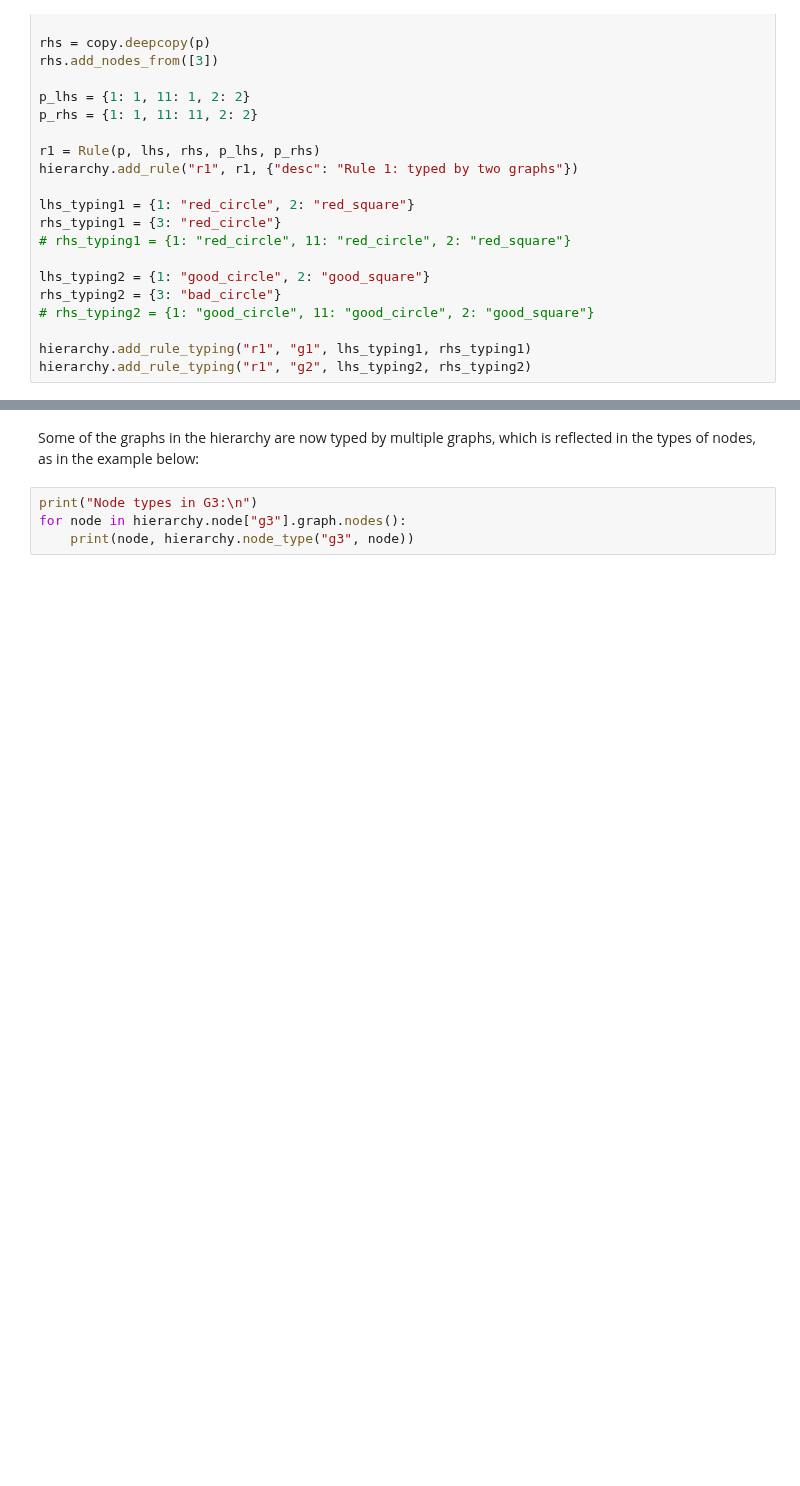
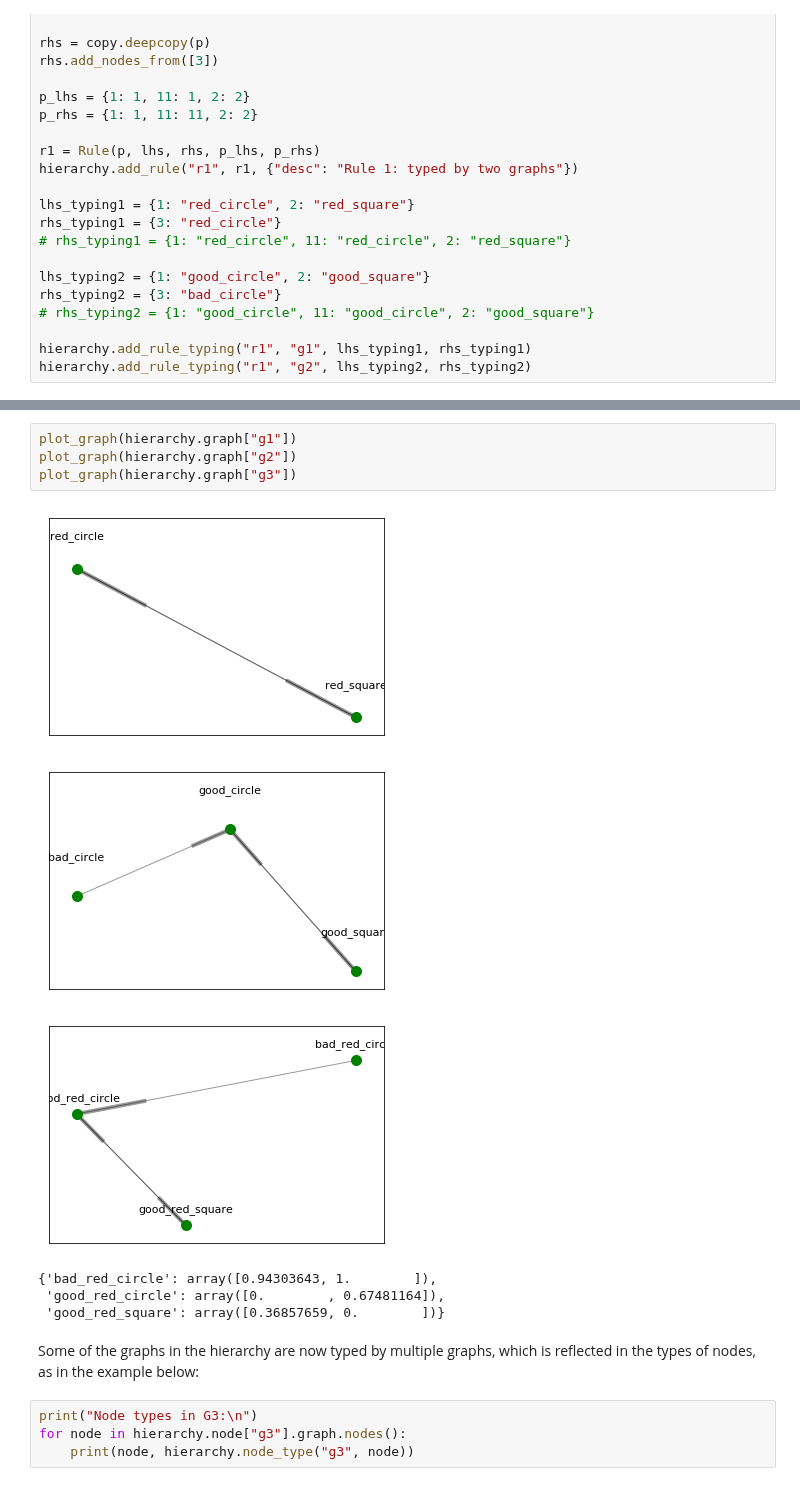
Before and after one commit to Kappa-Dev/ReGraph, a Jupyter notebook: examples/ReGraph_demo.ipynb, the cells around one changed output, grey strips where cells are left out. Saved outputs shown, nothing was run; the diff lists cells and outputs as text; blank space fills up the shorter version.

```diff
--- a/examples/ReGraph_demo.ipynb
+++ b/examples/ReGraph_demo.ipynb
@@ -610,3 +619,14 @@ hierarchy.add_rule_typing("r1", "g2", lhs_typing2, rhs_typing2)
+# %%
+plot_graph(hierarchy.graph["g1"])
+plot_graph(hierarchy.graph["g2"])
+plot_graph(hierarchy.graph["g3"])
+# %% [output]
+[figure, added]
+[figure, added]
+[figure, added]
+{'bad_red_circle': array([0.94303643, 1.        ]),
+ 'good_red_circle': array([0.        , 0.67481164]),
+ 'good_red_square': array([0.36857659, 0.        ])}
 # %% [markdown]
 Some of the graphs in the hierarchy are now typed by multiple graphs, which is reflected in the types of nodes, as in the example below:
 # %%
```
Also changed, not shown: parts of 19 cells of this notebook, 5 other files.
